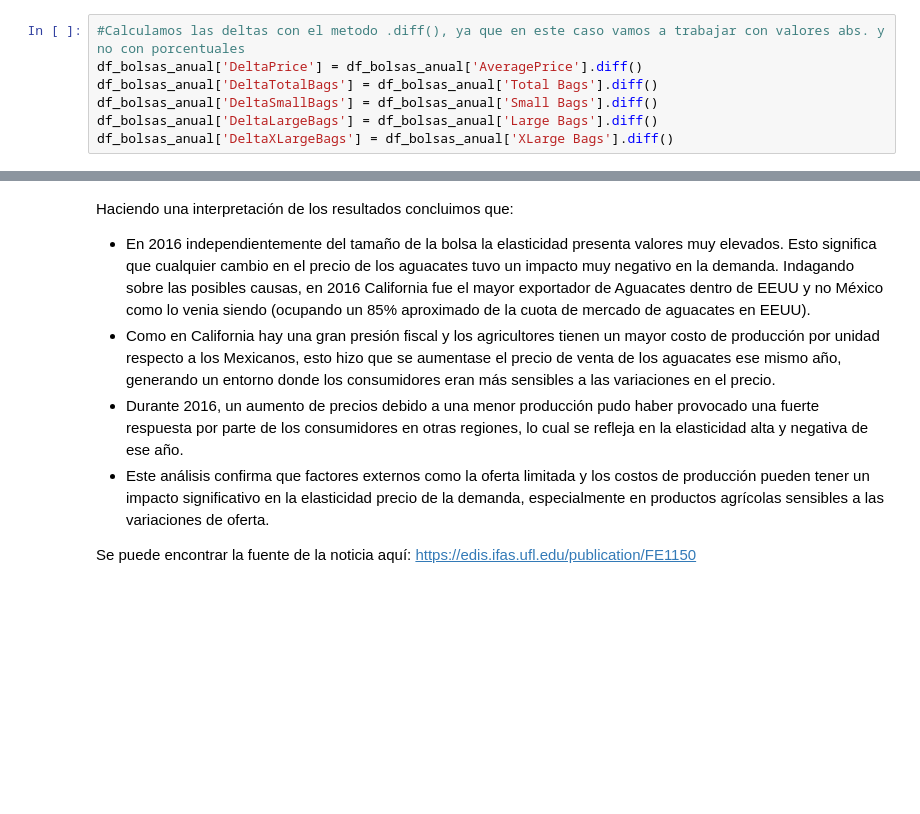
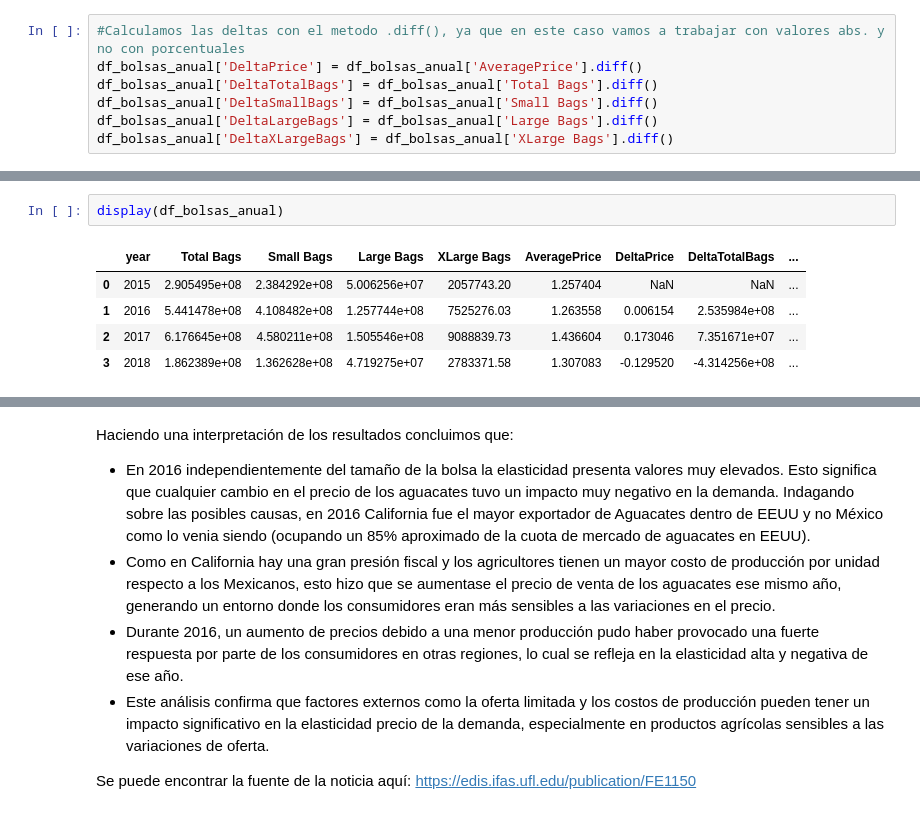
Before and after one commit to Julix4/avocado_project, a Jupyter notebook: 3. Elasticidad-Precio Demanda.ipynb, the cells around one changed output, grey strips where cells are left out. Drawn from its saved outputs; the diff is of its cells as text; blank space fills up the shorter version.

```diff
--- a/3. Elasticidad-Precio Demanda.ipynb
+++ b/3. Elasticidad-Precio Demanda.ipynb
@@ -247,3 +269,11 @@ print(df_bolsas_anual[['year', 'Elasticidad_TotalBags', 'Elasticidad_SmallBags',
+# %%
+display(df_bolsas_anual)
+# %% [output]
+|  | year | Total Bags | Small Bags | Large Bags | XLarge Bags | AveragePrice | DeltaPrice | DeltaTotalBags | ... |
+| 0 | 2015 | 2.905495e+08 | 2.384292e+08 | 5.006256e+07 | 2057743.20 | 1.257404 | NaN | NaN | ... |
+| 1 | 2016 | 5.441478e+08 | 4.108482e+08 | 1.257744e+08 | 7525276.03 | 1.263558 | 0.006154 | 2.535984e+08 | ... |
+| 2 | 2017 | 6.176645e+08 | 4.580211e+08 | 1.505546e+08 | 9088839.73 | 1.436604 | 0.173046 | 7.351671e+07 | ... |
+| 3 | 2018 | 1.862389e+08 | 1.362628e+08 | 4.719275e+07 | 2783371.58 | 1.307083 | -0.129520 | -4.314256e+08 | ... |
 # %%
 def plot_elasticidad_bolsas(datos, elasticidad_bolsas, tipo_bolsas):
     plt.figure(figsize=(10, 5))
```
Also changed, not shown: parts of 7 cells of this notebook, 1 other file.
